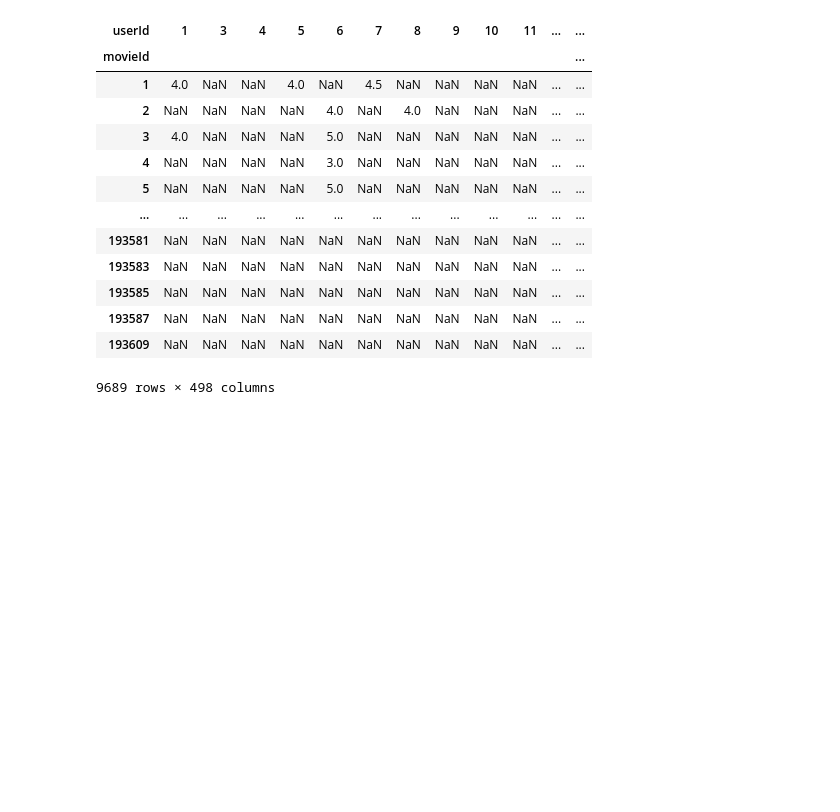
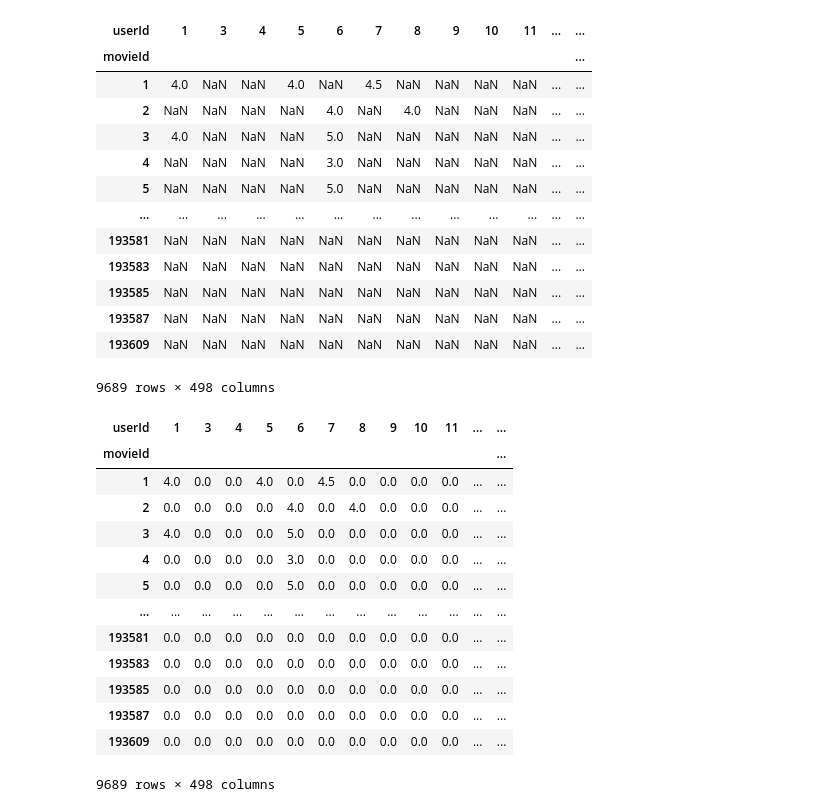
Before and after one commit to saadaliasghar1045-ops/Movie_recommender-Hybrid-, a Jupyter notebook: src/notebooks/cleaning.ipynb, the cells around one changed output. Saved outputs shown, nothing was run; the diff lists cells and outputs as text; code cells hidden in the pictures; blank space fills up the shorter version.

```diff
--- a/src/notebooks/cleaning.ipynb
+++ b/src/notebooks/cleaning.ipynb
@@ -301,7 +301,8 @@ print(filtered_ratings['movieId'].nunique())
 Below function work like it place the movieId.unique() in first column and for every userId.unque() it create a column and the values of that columns are the rating the user provided to that movie
 
 """
-filtered_ratings.pivot_table(index = 'movieId',columns='userId',values='rating')
+final_colab_df = filtered_ratings.pivot_table(index = 'movieId',columns='userId',values='rating')
+final_colab_df
 # %% [output]
 | userId | 1 | 3 | 4 | 5 | 6 | 7 | 8 | 9 | 10 | 11 | ... | ... |
 | movieId |  |  |  |  |  |  |  |  |  |  |  | ... |
@@ -317,3 +318,22 @@ filtered_ratings.pivot_table(index = 'movieId',columns='userId',values='rating')
 | 193587 | NaN | NaN | NaN | NaN | NaN | NaN | NaN | NaN | NaN | NaN | ... | ... |
 | 193609 | NaN | NaN | NaN | NaN | NaN | NaN | NaN | NaN | NaN | NaN | ... | ... |
 9689 rows × 498 columns
+# %%
+# replacing missing value with 0
+final_colab_df = final_colab_df.fillna(0,inplace=True)
+final_colab_df
+# %% [output]
+| userId | 1 | 3 | 4 | 5 | 6 | 7 | 8 | 9 | 10 | 11 | ... | ... |
+| movieId |  |  |  |  |  |  |  |  |  |  |  | ... |
+| 1 | 4.0 | 0.0 | 0.0 | 4.0 | 0.0 | 4.5 | 0.0 | 0.0 | 0.0 | 0.0 | ... | ... |
+| 2 | 0.0 | 0.0 | 0.0 | 0.0 | 4.0 | 0.0 | 4.0 | 0.0 | 0.0 | 0.0 | ... | ... |
+| 3 | 4.0 | 0.0 | 0.0 | 0.0 | 5.0 | 0.0 | 0.0 | 0.0 | 0.0 | 0.0 | ... | ... |
+| 4 | 0.0 | 0.0 | 0.0 | 0.0 | 3.0 | 0.0 | 0.0 | 0.0 | 0.0 | 0.0 | ... | ... |
+| 5 | 0.0 | 0.0 | 0.0 | 0.0 | 5.0 | 0.0 | 0.0 | 0.0 | 0.0 | 0.0 | ... | ... |
+| ... | ... | ... | ... | ... | ... | ... | ... | ... | ... | ... | ... | ... |
+| 193581 | 0.0 | 0.0 | 0.0 | 0.0 | 0.0 | 0.0 | 0.0 | 0.0 | 0.0 | 0.0 | ... | ... |
+| 193583 | 0.0 | 0.0 | 0.0 | 0.0 | 0.0 | 0.0 | 0.0 | 0.0 | 0.0 | 0.0 | ... | ... |
+| 193585 | 0.0 | 0.0 | 0.0 | 0.0 | 0.0 | 0.0 | 0.0 | 0.0 | 0.0 | 0.0 | ... | ... |
+| 193587 | 0.0 | 0.0 | 0.0 | 0.0 | 0.0 | 0.0 | 0.0 | 0.0 | 0.0 | 0.0 | ... | ... |
+| 193609 | 0.0 | 0.0 | 0.0 | 0.0 | 0.0 | 0.0 | 0.0 | 0.0 | 0.0 | 0.0 | ... | ... |
+9689 rows × 498 columns
```
